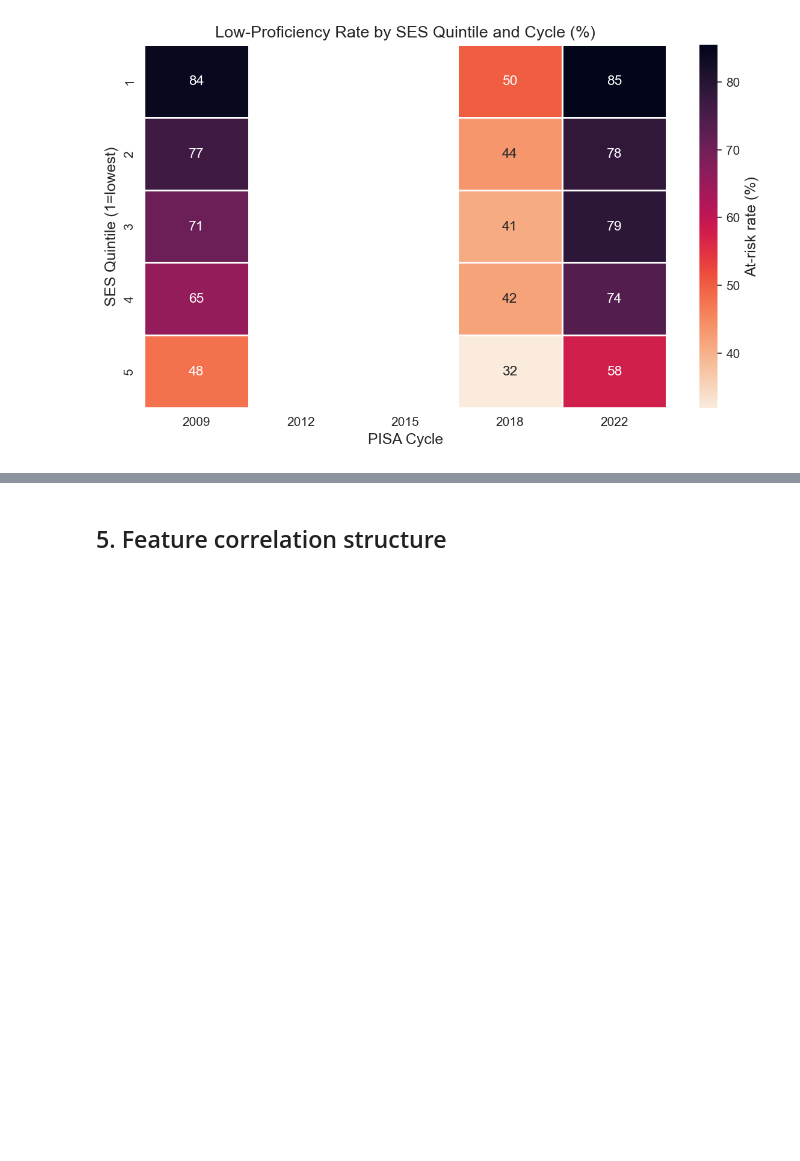
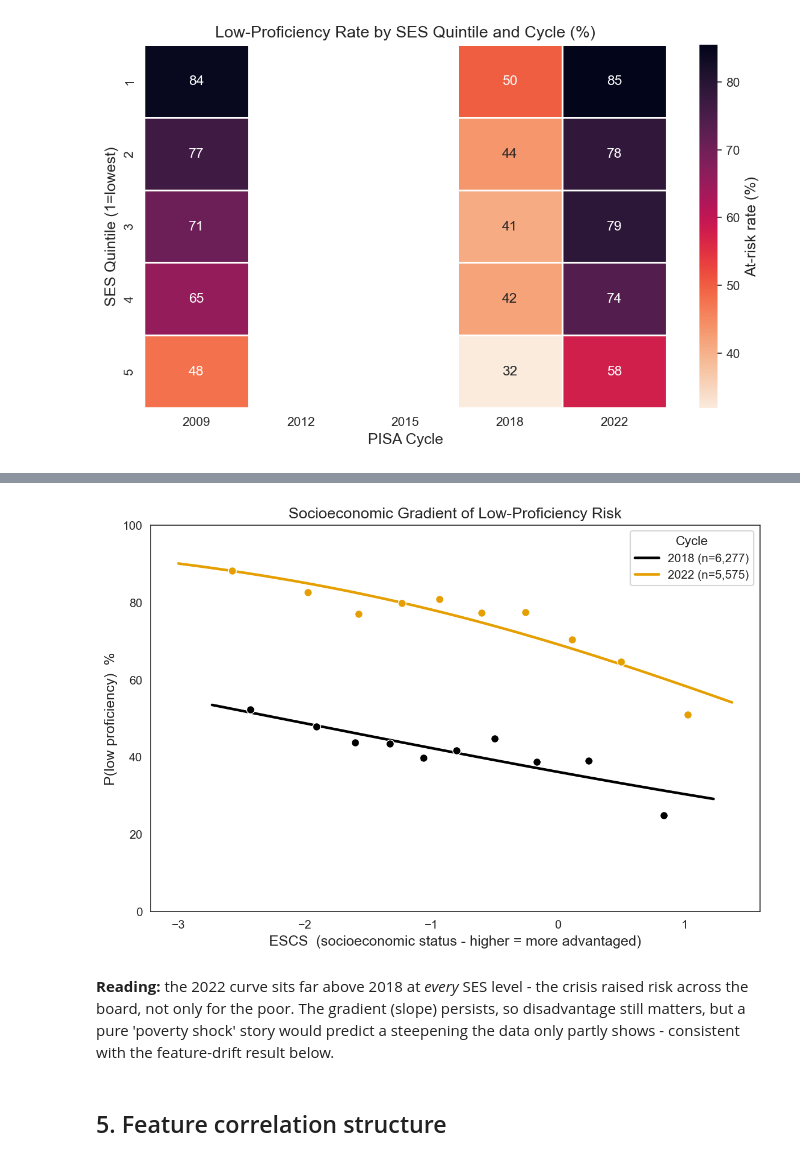
Before and after one commit to xhoja/oecd-pisa-albania, a Jupyter notebook: notebooks/01_eda_albania.ipynb, the cells around one changed output, grey strips where cells are left out. Drawn from its saved outputs; the diff is of its cells as text; code cells hidden in the pictures; blank space fills up the shorter version.

```diff
--- a/notebooks/01_eda_albania.ipynb
+++ b/notebooks/01_eda_albania.ipynb
@@ -70,0 +75,25 @@ Rows: 27042 | Cycles: [np.int64(2009), np.int64(2012), np.int64(2015), np.int64(
+# %%
+meta = {
+  'MATH_PV_MEAN': ('Math score (mean of 10 plausible values)', 'PV1-10MATH', 'higher = better'),
+  'AT_RISK_MATH': ('Low proficiency: math < 420 (below PISA Level 2)', 'derived', '1 = at risk'),
+  'ESCS':     ('Economic, social & cultural status index', 'ESCS', 'higher = advantaged'),
+  'HOMEPOS':  ('Home possessions (material + educational)', 'HOMEPOS', 'higher = more'),
+  'HISCED':   ('Highest parental education (ISCED level)', 'HISCED', 'higher = more'),
+  'HISEI':    ('Highest parental occupational status (ISEI)', 'HISEI', 'higher = higher status'),
+  'BELONG':   ('Sense of belonging at school', 'BELONG', 'higher = more belonging'),
+  'TEACHSUP': ('Perceived teacher support', 'TEACHSUP', 'higher = more support'),
+  'ANXMAT':   ('Mathematics anxiety', 'ANXMAT', 'higher = more anxious'),
+  'REPEAT':   ('Has repeated a grade', 'REPEAT', '1 = repeated'),
+  'IMMIG':    ('Immigrant background', 'IMMIG', '1 = 1st/2nd gen'),
+  'GRADE':    ('Grade relative to modal grade', 'GRADE', '0 = modal'),
+  'GENDER':   ('Student gender', 'ST004D01T', 'coded 0/1'),
+}
+rows = []
+for v,(desc,src,direction) in meta.items():
+    if v not in df.columns: continue
+    cyc = [int(c) for c in sorted(df.CYCLE.unique())
+           if df.loc[df.CYCLE==c, v].notna().any()]
+    rows.append({'variable':v,'meaning':desc,'PISA_source':src,
+                 'direction':direction,'cycles_available':cyc})
+pd.set_option('display.max_colwidth', 60)
+pd.DataFrame(rows).set_index('variable')
@@ -154,3 +228,10 @@ fig = plot_ses_quintile_heatmap(df); plt.show()
+# %%
+from src.visualization.eda import plot_ses_logistic_curve
+fig = plot_ses_logistic_curve(df, cycles=(2018, 2022)); plt.show()
+# %% [output]
+[figure, added]
+# %% [markdown]
+**Reading:** the 2022 curve sits far above 2018 at *every* SES level - the crisis raised risk across the board, not only for the poor. The gradient (slope) persists, so disadvantage still matters, but a pure 'poverty shock' story would predict a steepening the data only partly shows - consistent with the feature-drift result below.
 # %% [markdown]
 ## 5. Feature correlation structure
 # %%
```
Also changed, not shown: parts of 11 cells of this notebook, 14 other files.
